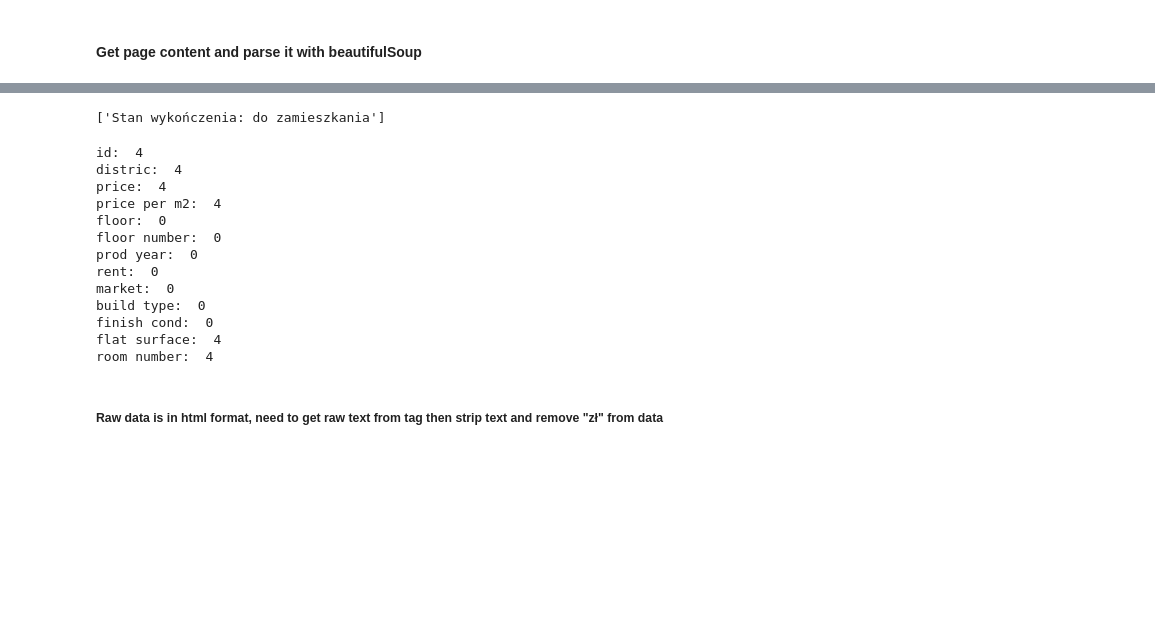
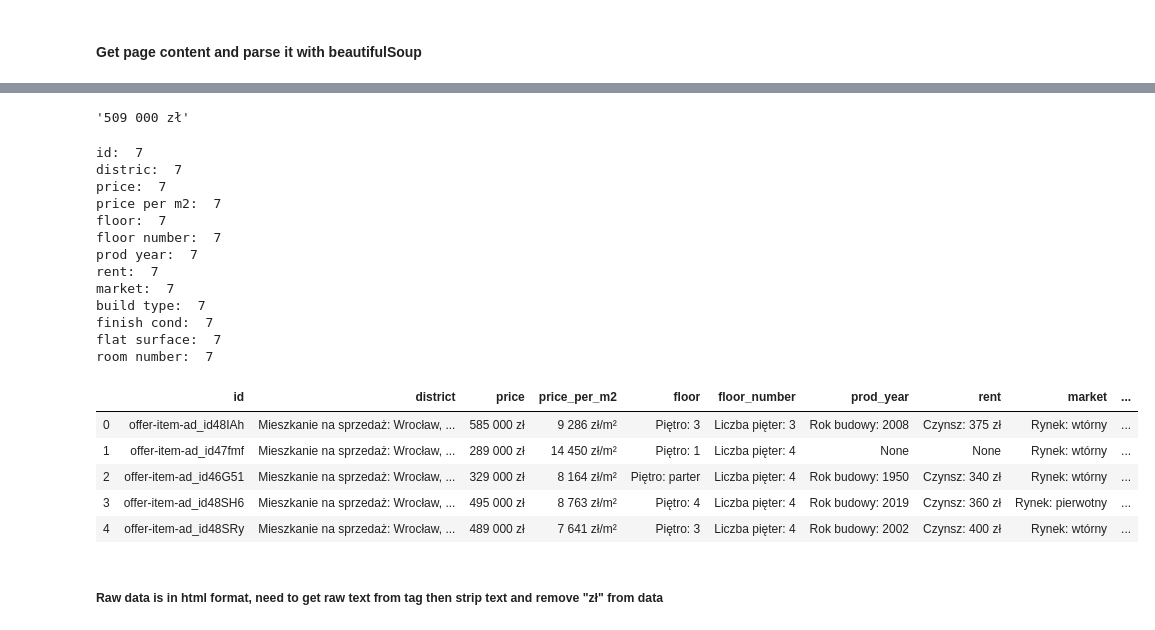
Before and after one commit to TestQspy/flats_web_scraper, a Jupyter notebook: otodom_scrapper.ipynb, the cells around one changed output, grey strips where cells are left out. Drawn from its saved outputs; the diff is of its cells as text; code cells hidden in the pictures; blank space fills up the shorter version.

Commit message:
Solve problem with missing elements I used enumerate and list comprahension to find substring in list of overview elements If element is in table then append to list if not the append None value

```diff
--- a/otodom_scrapper.ipynb
+++ b/otodom_scrapper.ipynb
@@ -40,7 +40,7 @@ assert "Mieszkanie na sprzedaż w Wrocław, dolnośląskie - www.otodom.pl" in d
 #### Get page content and parse it with beautifulSoup
 # %%
 # attributes to collect
-offer_id = set()
+offer_id = []
 offer_district = []
 offer_price = []
 offer_price_per_m2 = []
@@ -57,7 +57,7 @@ offer_finish_condition = []
 # %%
 # helpers
 current_page = 0
-page_number = 1
+page_number = 0
 doubled_offers = 0
 dont_get_building_type = 0
 offer_row = {}
@@ -166,51 +178,69 @@ while current_page <= page_number:
 # %%
-test = ['Powierzchnia: 82 m²', 'Liczba pokoi: 4', 'Rynek: wtórny', 'Rodzaj zabudowy: apartamentowiec',
-        'Piętro: parter', 'Liczba pięter: 3', 'Materiał budynku: keramzyt', 'Okna: drewniane', 'Ogrzewanie: kotłownia',
-        'Rok budowy: 2015', 'Stan wykończenia: do zamieszkania', 'Czynsz: 680 zł', 'Forma własności: pełna własność']
+# test = ['Powierzchnia: 82 m²', 'Liczba pokoi: 4', 'Rynek: wtórny', 'Rodzaj zabudowy: apartamentowiec',
+#         'Piętro: parter', 'Liczba pięter: 3', 'Materiał budynku: keramzyt', 'Okna: drewniane', 'Ogrzewanie: kotłownia',
+#         'Rok budowy: 2015', 'Stan wykończenia: do zamieszkania', 'Czynsz: 680 zł', 'Forma własności: pełna własność']
 
-indices = [s for i, s in enumerate(test) if offer_overview_posibilities[6] in s]
-indices
+# indices = [s for i, s in enumerate(test) if offer_overview_posibilities[6] in s]
+# indices
 # x = driver.find_element_by_partial_link_text(offer_overview_posibilities[1])
 # x
-# offer_building_type
-# offer_district
+# print((offer_id))
+# print((offer_district))
+# print((offer_price))
+# print((offer_price_per_m2))
+# print((offer_floor))
+# print((offer_floor_number))
+# print((offer_prod_year))
+# print((offer_rent))
+# print((offer_market))
+# print((offer_building_type))
+# print((offer_finish_condition))
+# print((offer_flat_surface_m2))
+# print((offer_room_number))
+offer_price.pop()
 # %% [output]
-['Stan wykończenia: do zamieszkania']
+'509 000 zł'
 # %%
 print("id: ",len(offer_id))
 print("distric: ",len(offer_district))
 print("price: ",len(offer_price))
 print("price per m2: ",len(offer_price_per_m2))
 print("floor: ",len(offer_floor))
 print("floor number: ",len(offer_floor_number))
 print("prod year: ",len(offer_prod_year))
 print("rent: ",len(offer_rent))
 print("market: ",len(offer_market))
 print("build type: ",len(offer_building_type))
 print("finish cond: ",len(offer_finish_condition))
 print("flat surface: ",len(offer_flat_surface_m2))
 print("room number: ",len(offer_room_number))
-# offer_row = {"id":offer_id,"district":offer_district,"price":offer_price,"price_per_m2":offer_price_per_m2,
-#              "floor":offer_floor,"floor_number":offer_floor_number,"prod_year":offer_prod_year,"rent":offer_rent,
-#             "market":offer_market,"building_type":offer_building_type,"finish_condition":offer_finish_condition,
-#             "flat_surface_m2":offer_flat_surface_m2,"room_number":offer_room_number}
+offer_row = {"id":offer_id,"district":offer_district,"price":offer_price,"price_per_m2":offer_price_per_m2,
+             "floor":offer_floor,"floor_number":offer_floor_number,"prod_year":offer_prod_year,"rent":offer_rent,
+            "market":offer_market,"building_type":offer_building_type,"finish_condition":offer_finish_condition,
+            "flat_surface_m2":offer_flat_surface_m2,"room_number":offer_room_number}
 
-# df = pd.DataFrame(offer_row)
-# df.head()
+df = pd.DataFrame(offer_row)
+df.head()
 # %% [output]
-id:  4
-distric:  4
-price:  4
-price per m2:  4
-floor:  0
-floor number:  0
-prod year:  0
-rent:  0
-market:  0
-build type:  0
-finish cond:  0
-flat surface:  4
-room number:  4
+id:  7
+distric:  7
+price:  7
+price per m2:  7
+floor:  7
+floor number:  7
+prod year:  7
+rent:  7
+market:  7
+build type:  7
+finish cond:  7
+flat surface:  7
+room number:  7
+|  | id | district | price | price_per_m2 | floor | floor_number | prod_year | rent | market | ... |
+| 0 | offer-item-ad_id48IAh | Mieszkanie na sprzedaż: Wrocław, ... | 585 000 zł | 9 286 zł/m² | Piętro: 3 | Liczba pięter: 3 | Rok budowy: 2008 | Czynsz: 375 zł | Rynek: wtórny | ... |
+| 1 | offer-item-ad_id47fmf | Mieszkanie na sprzedaż: Wrocław, ... | 289 000 zł | 14 450 zł/m² | Piętro: 1 | Liczba pięter: 4 | None | None | Rynek: wtórny | ... |
+| 2 | offer-item-ad_id46G51 | Mieszkanie na sprzedaż: Wrocław, ... | 329 000 zł | 8 164 zł/m² | Piętro: parter | Liczba pięter: 4 | Rok budowy: 1950 | Czynsz: 340 zł | Rynek: wtórny | ... |
+| 3 | offer-item-ad_id48SH6 | Mieszkanie na sprzedaż: Wrocław, ... | 495 000 zł | 8 763 zł/m² | Piętro: 4 | Liczba pięter: 4 | Rok budowy: 2019 | Czynsz: 360 zł | Rynek: pierwotny | ... |
+| 4 | offer-item-ad_id48SRy | Mieszkanie na sprzedaż: Wrocław, ... | 489 000 zł | 7 641 zł/m² | Piętro: 3 | Liczba pięter: 4 | Rok budowy: 2002 | Czynsz: 400 zł | Rynek: wtórny | ... |
 # %%
 offer_districts_examples = {"Stare Miasto":["Szczepin",
                                             "Stare Miasto",
```
Also changed, not shown: parts of 3 cells of this notebook.
